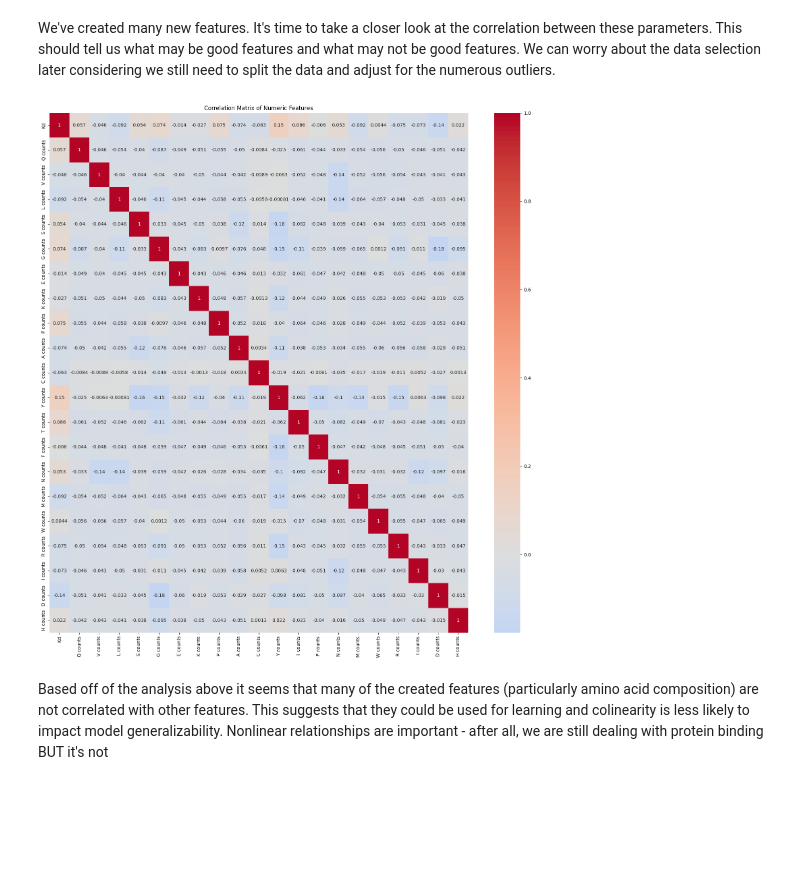
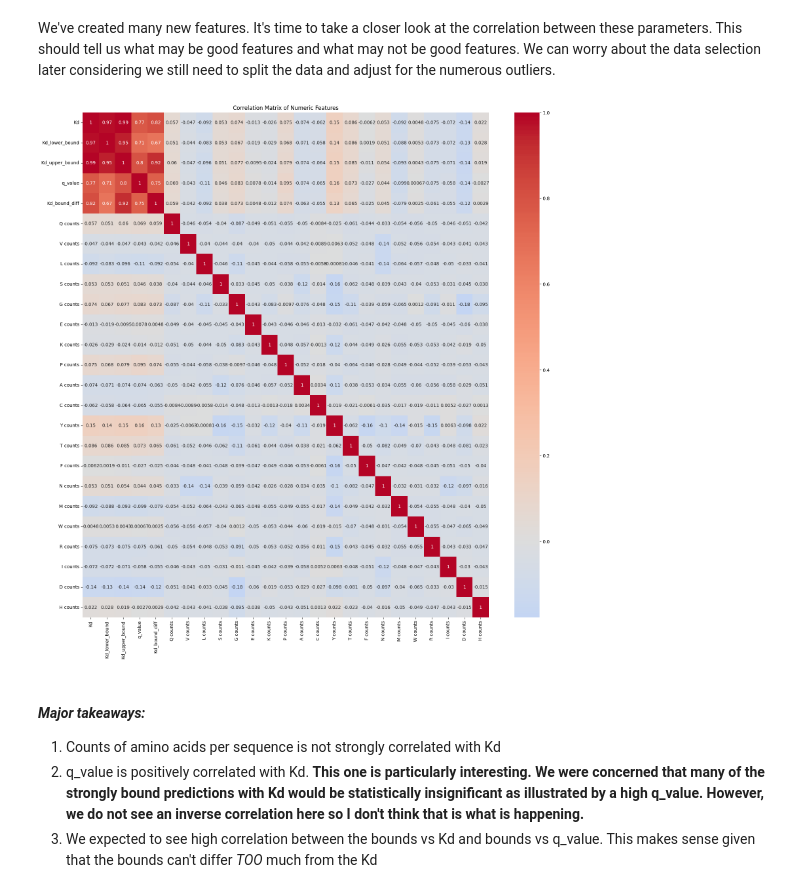
Before and after one commit to eitanzeev/-_bio_challenge, a Jupyter notebook: a_alpha_data_exploration.ipynb, the cells around one changed output. Cells and saved outputs as stored; diff of their text form; code cells hidden in the pictures; blank space fills up the shorter version.

```diff
--- a/a_alpha_data_exploration.ipynb
+++ b/a_alpha_data_exploration.ipynb
@@ -19,14 +32,23 @@ print(str(training_data.shape[0]) + '  rows' + ', ' + str(training_data.shape[1]
 
 #Check for missing values
 missing_kd = training_data['Kd'].isnull().sum()
+missing_kd_lower_bound = training_data['Kd_lower_bound'].isnull().sum()
+missing_kd_upper_bound = training_data['Kd_upper_bound'].isnull().sum()
 missing_q = training_data['q_value'].isnull().sum()
+
+
 if missing_kd:
     print('There are ' + str(missing_kd) + ' missing values in the Kd column')
+if missing_kd_lower_bound:
+    print('There are ' + str(missing_kd_lower_bound) + ' missing values in the Kd_lower_bound column')
+if missing_kd_upper_bound:
+    print('There are ' + str(missing_kd_upper_bound) + ' missing values in the Kd_upper_bound column')
 if missing_q:
     print('There are ' + str(missing_q) + ' missing values in the q column')
 
 #Create a new potential feature -> the difference in bounds for Kd_lower_bound and Kd_upper_bound
 training_data['Kd_bound_diff'] = training_data['Kd_upper_bound'] - training_data['Kd_lower_bound']
+training_data['Kd_bound_diff'].fillna(0, inplace = True)
 # %% [output]
   description_a                                         sequence_a  \
 0          WT_0  QVQLVQSGVEVKKPGASVKVSCKASGYTFTNYYMYWVRQAPGQGLE...
@@ -47,0 +83,14 @@ There are 691 missing values in the Kd column
+# %%
+#Lets create a flag identifying those sequence interactions that don't have a Kd value and create a supplement by finding the half way point between the Kd_lower_bound and the Kd_upper_bound
+training_data['missing_Kd'] = training_data['Kd'].isnull().astype(float)
+
+# Create a supplement by finding the halfway point between the Kd_lower_bound and the Kd_upper_bound
+training_data.loc[training_data['missing_Kd'] == 1.0, 'Kd'] = (training_data['Kd_upper_bound'] - (training_data['Kd_bound_diff'] / 2))
+
+#If still null we'll just take the upper bound
+training_data.loc[training_data['missing_Kd'] == 1.0, 'Kd'] = training_data.loc[training_data['missing_Kd'] == 1.0, 'Kd_upper_bound']
+
+#If still null we'll just take lower bound
+training_data.loc[training_data['missing_Kd'] == 1.0, 'Kd'] = training_data.loc[training_data['missing_Kd'] == 1.0, 'Kd_lower_bound']
+
+#Check for missing values with
@@ -294,19 +342,19 @@ We've created many new features. It's time to take a closer look at the correlat
 # %%
 numeric_data = training_data[['Kd', 'Kd_lower_bound', 'Kd_upper_bound', 'q_value', 'Kd_bound_diff',
                             'Q counts', 'V counts', 'L counts', 'S counts', 'G counts', 'E counts', 'K counts', 'P counts',
                             'A counts', 'C counts', 'Y counts', 'T counts', 'F counts', 'N counts',
                             'M counts', 'W counts', 'R counts', 'I counts', 'D counts', 'H counts']]
-numeric_data = training_data[['Kd',
-                            'Q counts', 'V counts', 'L counts', 'S counts', 'G counts', 'E counts', 'K counts', 'P counts',
-                            'A counts', 'C counts', 'Y counts', 'T counts', 'F counts', 'N counts',
-                            'M counts', 'W counts', 'R counts', 'I counts', 'D counts', 'H counts']]
+
 
 plt.figure(figsize = (20,20))
 sns.heatmap(numeric_data.corr(), annot=True, cmap='coolwarm', center=0)
 
 plt.title('Correlation Matrix of Numeric Features')
 plt.show()
 # %% [output]
-[figure, old version]
+[figure, new version]
-# %% [markdown]
-Based off of the analysis above it seems that many of the created features (particularly amino acid composition) are not correlated with other features. This suggests that they could be used for learning and colinearity is less likely to impact model generalizability. Nonlinear relationships are important - after all, we are still dealing with protein binding BUT it's not
+# %% [markdown]
+#### *Major takeaways:*
+1) Counts of amino acids per sequence is not strongly correlated with Kd
+2) q_value is positively correlated with Kd. **This one is particularly interesting. We were concerned that many of the strongly bound predictions with Kd would be statistically insignificant as illustrated by a high q_value. However, we do not see an inverse correlation here so I don't think that is what is happening.**
+3) We expected to see high correlation between the bounds vs Kd and bounds vs q_value. This makes sense given that the bounds can't differ _TOO_ much from the Kd
```
Also changed, not shown: parts of 27 cells of this notebook.
